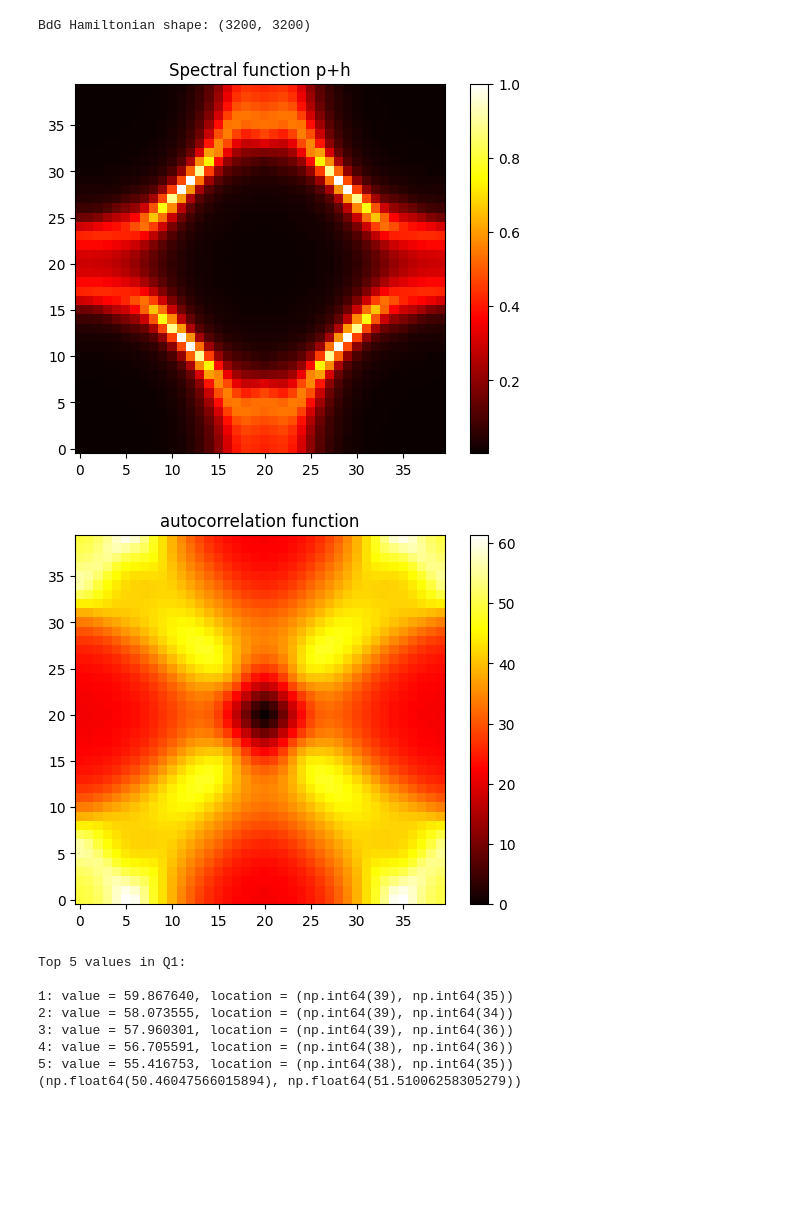
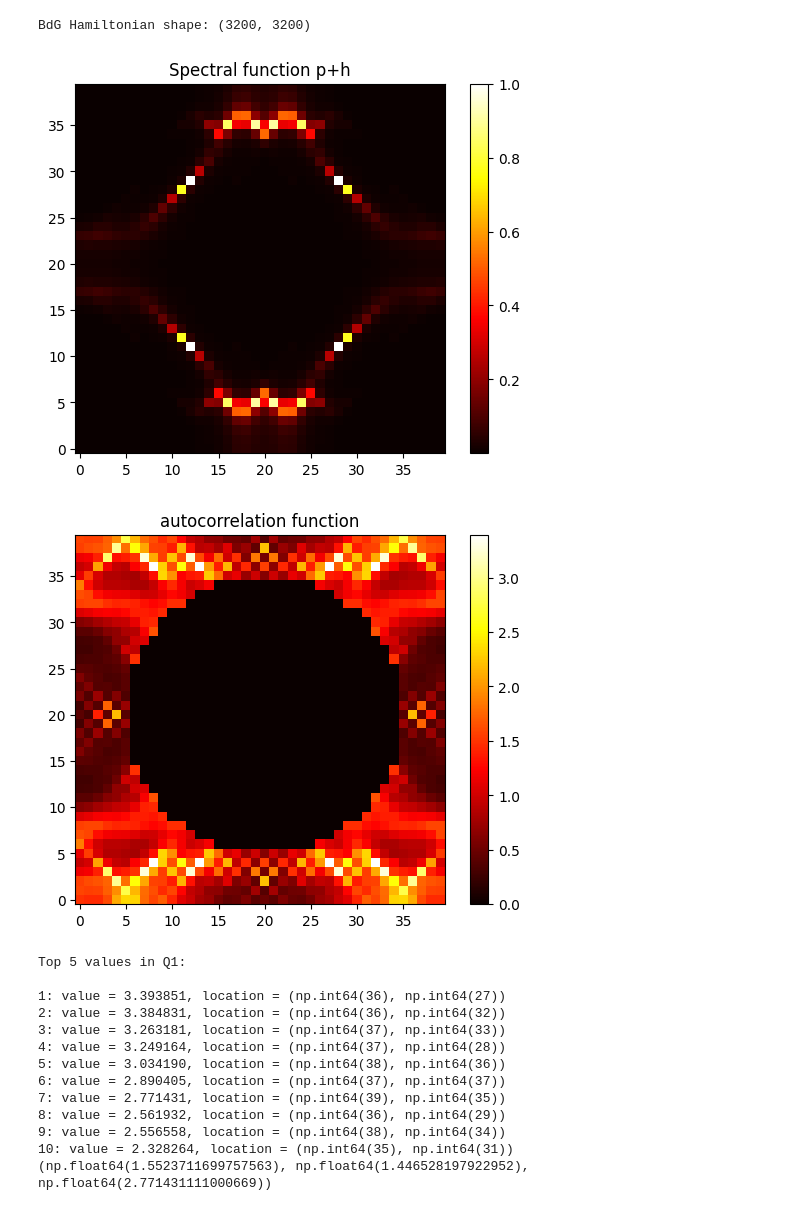
Before and after one commit to marcusr2ML/LSTM_stock_prediction, a Jupyter notebook: BdG_auto.ipynb, the cells around one changed output. Drawn from its saved outputs; the diff is of its cells as text; code cells hidden in the pictures; blank space fills up the shorter version.

```diff
--- a/BdG_auto.ipynb
+++ b/BdG_auto.ipynb
@@ -22,10 +22,6 @@ def parameters():
 # Kronecker helper
 # ---------------------------
 def kron3(x, y, z):
-    """
-    MATLAB faithful kron3(x,y,z) = kron(x, kron(y, z))
-    Dense inputs return dense, sparse inputs return sparse.
-    """
     # Determine if any input is sparse
     if sp.issparse(x) or sp.issparse(y) or sp.issparse(z):
         return sp.kron(x, sp.kron(y, z, format='csr'), format='csr')
@@ -141,35 +137,28 @@ def spec_kw_fft_ph(w, V, E, ee):
 
     return p, h
 
+import numpy as np
 
-def compute_g_qw(Akw, q0=4, hard_cut=False):
-    #autocorrelation
 
-    A_fft = np.fft.fft2(Akw)
-    power = A_fft * np.conj(A_fft)
-    g_qw = np.fft.ifft2(power).real
+def compute_g_qw(Akw, cutoff_pixels=15): #N=40, 15 pixels -->.75 pi
+
+    # Compute autocorrelation
+    g_qw = np.fft.ifft2(np.abs(np.fft.fft2(Akw))**2).real
+    # Shift zero-frequency component to center
     g_qw = np.fft.fftshift(g_qw)
 
-
     N = g_qw.shape[0]
-
-    ## I added a mask to suppress weight at the gamma point. I should have
-    ## built this into the background.
+    # Create grid of distances from center
     x = np.arange(N) - N//2
     y = np.arange(N) - N//2
-    QX, QY = np.meshgrid(x, y, indexing='ij')
-    R = np.sqrt(QX**2 + QY**2)
+    X, Y = np.meshgrid(x, y, indexing='ij')
+    R = np.sqrt(X**2 + Y**2)
 
-    if hard_cut:
-        mask = (R > q0).astype(float)
-    else:
-        mask = 1 - np.exp(-(R**2) / (2 * q0**2))
-
+    # Zero out points within cutoff radius
+    mask = (R >= cutoff_pixels).astype(float)
     g_qw *= mask
 
     return g_qw
-
-
 
 # ---------------------------
 # Main routine
@@ -197,7 +186,7 @@ if __name__ == "__main__":
     V = V[:, idx]
 
     # Compute spectral function
-    ee = 0.075
+    ee = 0.01
     A,B = spec_kw_fft_ph(0, V, E, ee)
     A = (A+B).T  #This transpose makes the "electron pockets" align near ky=0
 
@@ -220,42 +209,47 @@ if __name__ == "__main__":
 
 
 
     # First quadrant (upper-right after fftshift)
     q1 = g[N//2:, N//2:]
 
     # Flatten and get top 5 indices
     flat = q1.flatten()
-    top_k = 5
+    top_k = 10
 
     # Indices of top 5 values (unsorted)
     idxs = np.argpartition(flat, -top_k)[-top_k:]
 
     # Sort them by value (descending)
     idxs = idxs[np.argsort(-flat[idxs])]
 
     print("Top 5 values in Q1:\n")
 
     #making sure they are unique magnitudes
     for i, idx in enumerate(idxs):
         val = flat[idx]
 
         # Convert flat index â†’ 2D local index
         idx_local = np.unravel_index(idx, q1.shape)
 
         # Convert to global index
         idx_global = (idx_local[0] + N//2, idx_local[1] + N//2)
 
         print(f"{i+1}: value = {val:.6f}, location = {idx_global}")
-    print(f"{g[38,0],g[0,38]} ")
+    print(f"{g[38,0],g[0,38],g[39,35]} ")
 # %% [output]
 BdG Hamiltonian shape: (3200, 3200)
-[figure, old version]
+[figure, new version]
-[figure, old version]
+[figure, new version]
 Top 5 values in Q1:
 
-1: value = 59.867640, location = (np.int64(39), np.int64(35))
-2: value = 58.073555, location = (np.int64(39), np.int64(34))
-3: value = 57.960301, location = (np.int64(39), np.int64(36))
-4: value = 56.705591, location = (np.int64(38), np.int64(36))
-5: value = 55.416753, location = (np.int64(38), np.int64(35))
-(np.float64(50.46047566015894), np.float64(51.51006258305279))
+1: value = 3.393851, location = (np.int64(36), np.int64(27))
+2: value = 3.384831, location = (np.int64(36), np.int64(32))
+3: value = 3.263181, location = (np.int64(37), np.int64(33))
+4: value = 3.249164, location = (np.int64(37), np.int64(28))
+5: value = 3.034190, location = (np.int64(38), np.int64(36))
+6: value = 2.890405, location = (np.int64(37), np.int64(37))
+7: value = 2.771431, location = (np.int64(39), np.int64(35))
+8: value = 2.561932, location = (np.int64(36), np.int64(29))
+9: value = 2.556558, location = (np.int64(38), np.int64(34))
+10: value = 2.328264, location = (np.int64(35), np.int64(31))
+(np.float64(1.5523711699757563), np.float64(1.446528197922952), np.float64(2.771431111000669))
```
